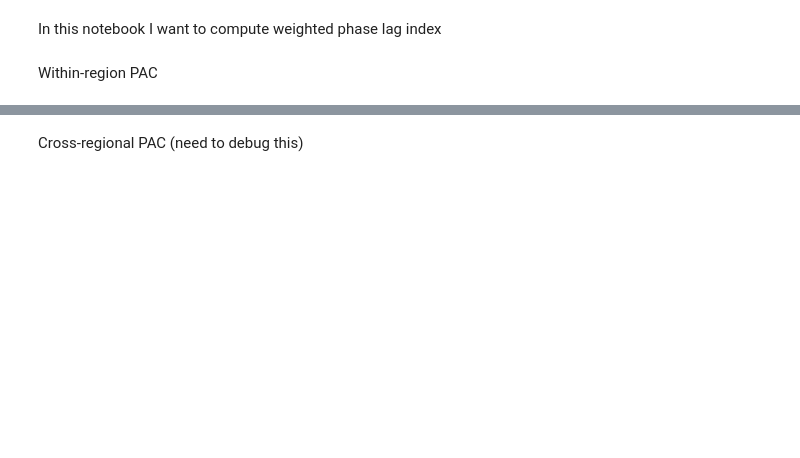
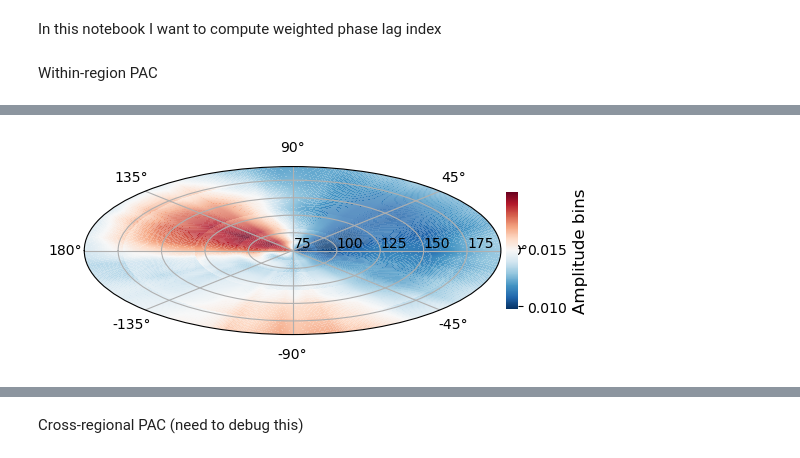
Before and after one commit to seqasim/MemoryBandit_EMU, a Jupyter notebook: Notebooks/MemoryBandit-PAC.ipynb, the cells around one changed output, grey strips where cells are left out. Cells and saved outputs as stored; diff of their text form; code cells hidden in the pictures; blank space fills up the shorter version.

```diff
--- a/Notebooks/MemoryBandit-PAC.ipynb
+++ b/Notebooks/MemoryBandit-PAC.ipynb
@@ -293 +468,8 @@ for roi in ['OFC']:
+# %%
+p.polar(ampbin.T, vecbin, p.yvec, cmap='RdBu_r', interp=.1, subplot=212,
+        cblabel='Amplitude bins')
+
+p.show()
+# %% [output]
+[figure, added]
 # %%
```
Also changed, not shown: parts of 19 cells of this notebook, 3 other files.
